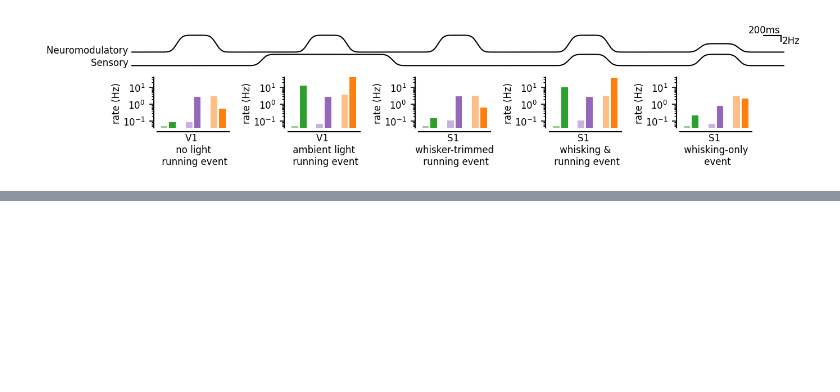
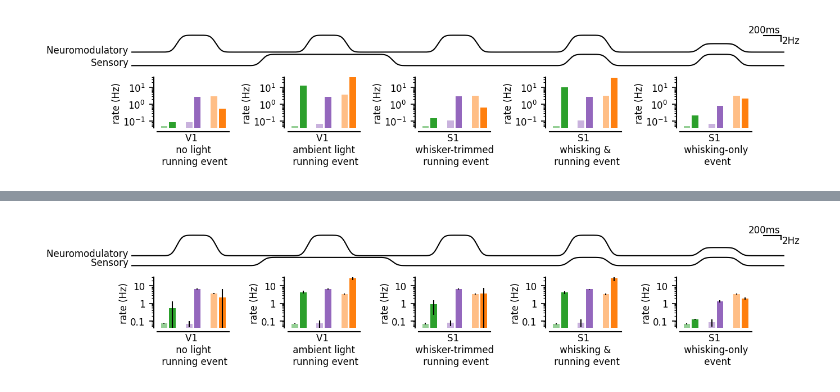
Before and after one commit to yzerlaut/Van-Velze-et-al-2024, a Jupyter notebook: Running-Model.ipynb, the cells around one changed output, grey strips where cells are left out. Saved outputs shown, nothing was run; the diff lists cells and outputs as text; code cells hidden in the pictures; blank space fills up the shorter version.

```diff
--- a/Running-Model.ipynb
+++ b/Running-Model.ipynb
@@ -137,0 +141,17 @@ for i, inset in enumerate(INSETS):
+# %%
+from src.ntwk_sim import run_ntwk_sim
+from src.CoupledCircuit import Model, REC_POPS, COLORS
+from neural_network_dynamics import ntwk
+
+AFF_POPS = ['BgExc', 'ExcToVip', 'ExcToThal']
+
+Model['tstop'] = t[-1]+t[1]
+for seed in range(10):
+    NTWK = run_ntwk_sim(Model, REC_POPS,
+                        AFF_POPS=AFF_POPS,
+                        AFF_RATE_ARRAYS = [Model['F_BgExc']+0*t,
+                                           Neuromodulatory,
+                                           Neuromodulatory+Sensory],
+                       SEED=seed)
+
+    ntwk.recording.write_as_hdf5(NTWK, filename='data/model-run-%i.h5' % seed)
@@ -137,0 +173,50 @@ for i, inset in enumerate(INSETS):
+# %%
+from src.CoupledCircuit import Model, REC_POPS, COLORS
+RESP = []
+for e, event in enumerate(Events):
+    RESP.append({})
+    for pop in ['RecExc', 'VipInh', 'SstInh']:
+        RESP[e][pop] = {'pre':[], 'post':[]}
+        for seed in range(10):
+            data = ntwk.recording.load_dict_from_hdf5('data/model-run-%i.h5' % seed)
+            for key, T in zip(['pre','post'], [PREs[e], POSTs[e]]):
+                cond = (t>T[0]) & (t<T[1])
+                RESP[e][pop][key].append(np.mean(data['POP_ACT_%s'%pop][cond]))
+
+fig, ax = plt.subplots(1, figsize=(10,5))
+plt.subplots_adjust(bottom=0.8)
+
+ax.plot(t, Sensory, 'k-')
+ax.annotate('Sensory ', (0,0), ha='right')
+ax.plot(t, 1.2*Sensory.max()+Neuromodulatory, 'k-')
+ax.annotate('Neuromodulatory ', (0,1.1*Sensory.max()), ha='right')
+pt.draw_bar_scales(ax, loc='top-right',
+                   Xbar=200, Xbar_label='200ms', Ybar=2, Ybar_label='2Hz')
+pt.set_plot(ax, [], xticks=[], xlim=[t[0], t[-1]])
+
+INSETS = []
+colors =  ['tab:green', 'tab:purple', 'tab:orange']
+
+def lmi(pre, post):
+    return np.clip((post-pre)/(pre+post), -1, 1)
+
+for e, event in enumerate(Events):
+    X0, W0 = (e+.2)/len(Events), .55/len(Events)
+    INSETS.append(pt.inset(ax, [X0, -1.8, W0, 1.5,]))
+    for p, pop in enumerate(['RecExc', 'VipInh', 'SstInh']):
+        for k, key in enumerate(['pre','post']):
+            INSETS[e].bar([3*p+k],
+                          [np.mean(RESP[e][pop][key])+5e-2],
+                          yerr=[np.std(RESP[e][pop][key])],
+                          alpha=0.5*(1+k), color=colors[p])
+        #pt.annotate(INSETS[e], 'lmi=%.2f' % lmi(np.mean(RESP[e][pop]['pre']), np.mean(RESP[e][pop]['post'])),
+        #            (3*p, 30), xycoords='data', rotation=90)
+    pt.annotate(INSETS[e], event['name'], (0.5, -.1),
+                ha='center', va='top')
+for i, inset in enumerate(INSETS):
+    pt.set_plot(inset, xticks=[],
+                yscale='log', yticks=[0.1,1.,10], yticks_labels=['0.1','1','10'],
+                ylim=[4e-2, 30],
+                ylabel='rate (Hz)')
+# %% [output]
+[figure, added]
```
Also changed, not shown: parts of 5 cells of this notebook, 7 other files.
